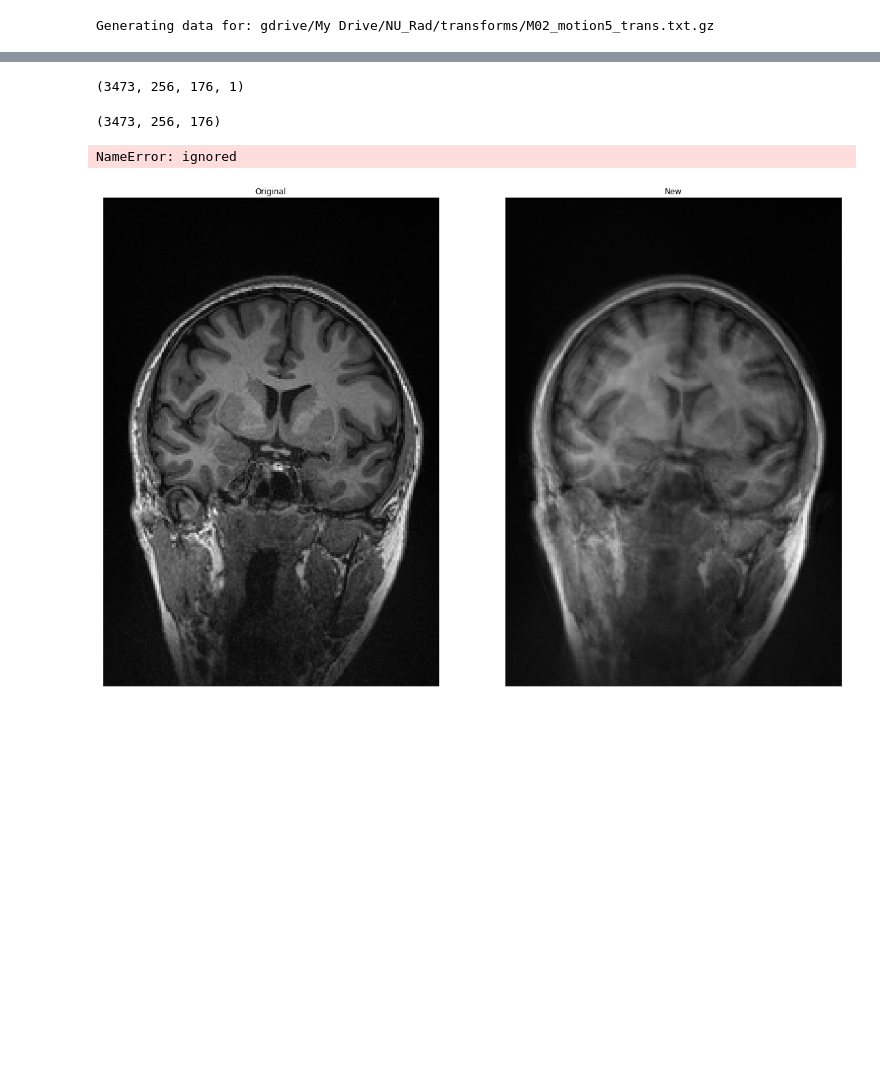
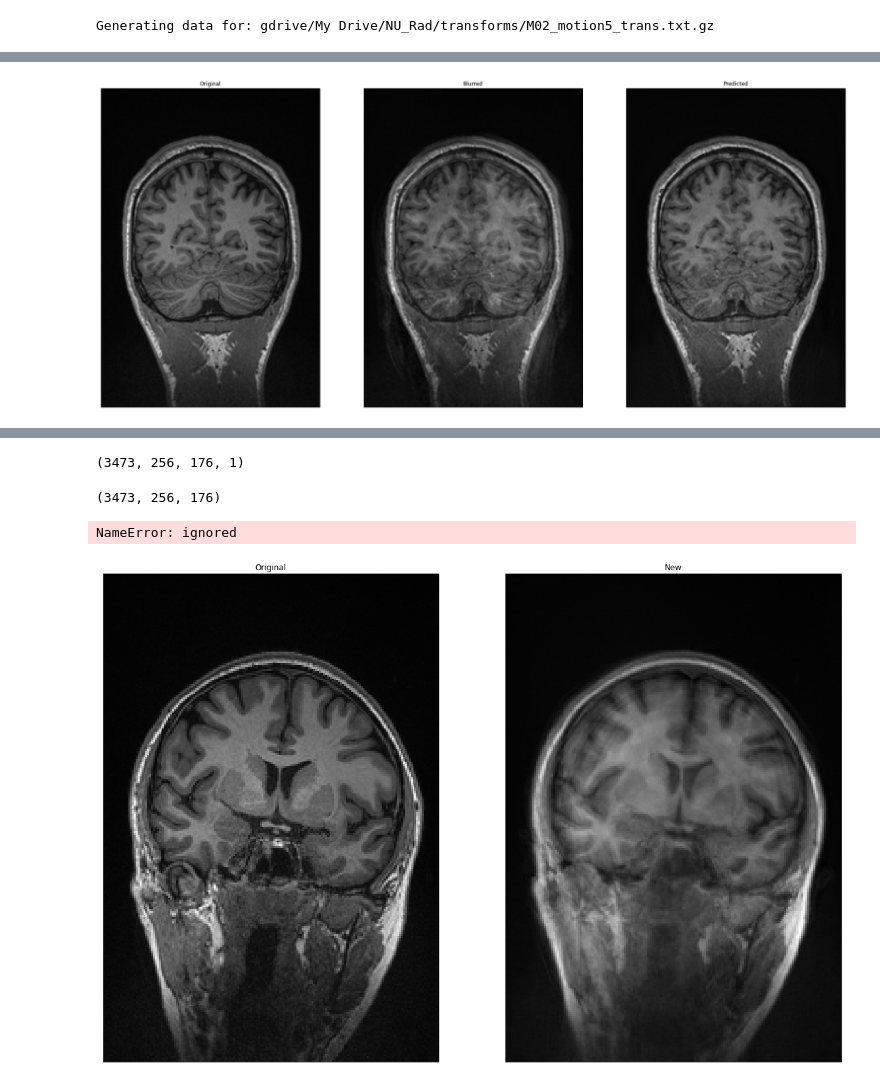
Before and after one commit to eyang9001/NU_Radiology, a Jupyter notebook: NU_Rad_Model.ipynb, the cells around one changed output, grey strips where cells are left out. Saved outputs shown, nothing was run; the diff lists cells and outputs as text; code cells hidden in the pictures; blank space fills up the shorter version.

```diff
--- a/NU_Rad_Model.ipynb
+++ b/NU_Rad_Model.ipynb
@@ -221,0 +504,10 @@ Generating data for: gdrive/My Drive/NU_Rad/transforms/M02_motion5_trans.txt.gz
+# %%
+# test on a training image from model 'unet_pl_model.h5'
+ind = 120
+
+train_input = X[ind]
+train_out = u_pl_model.predict(np.array(train_input[np.newaxis, ...]))
+
+visualize3(y[ind][...,0], train_input[...,0], train_out[0,...,0])
+# %% [output]
+[figure, added]
```
Also changed, not shown: parts of 16 cells of this notebook.
